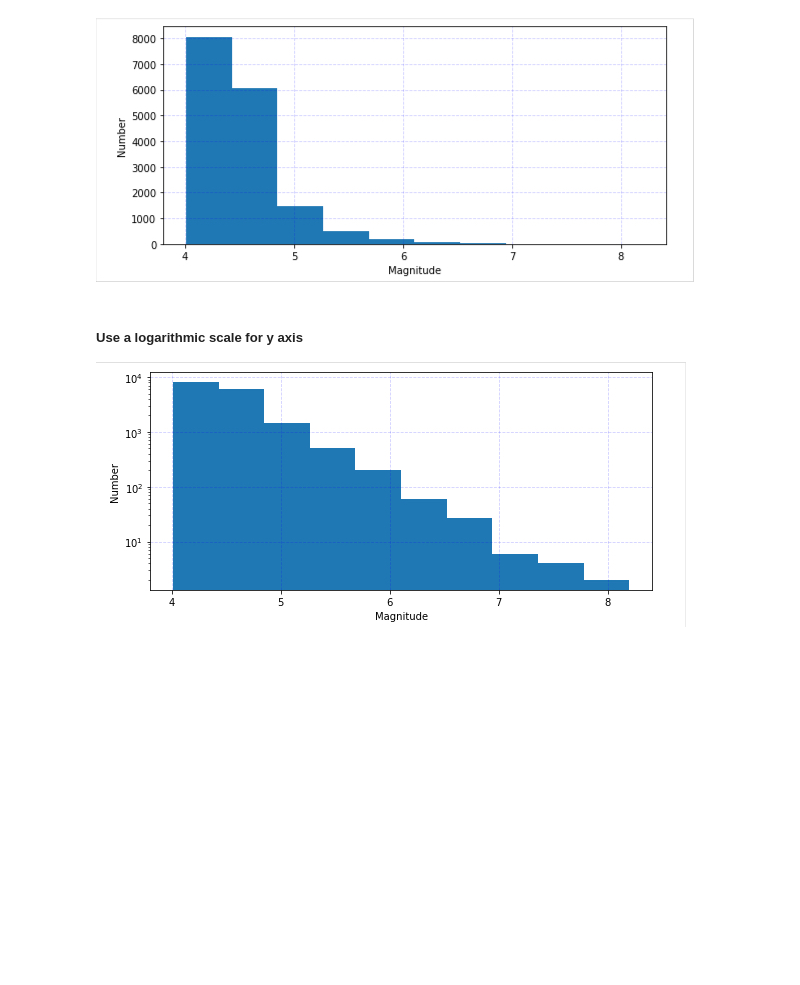
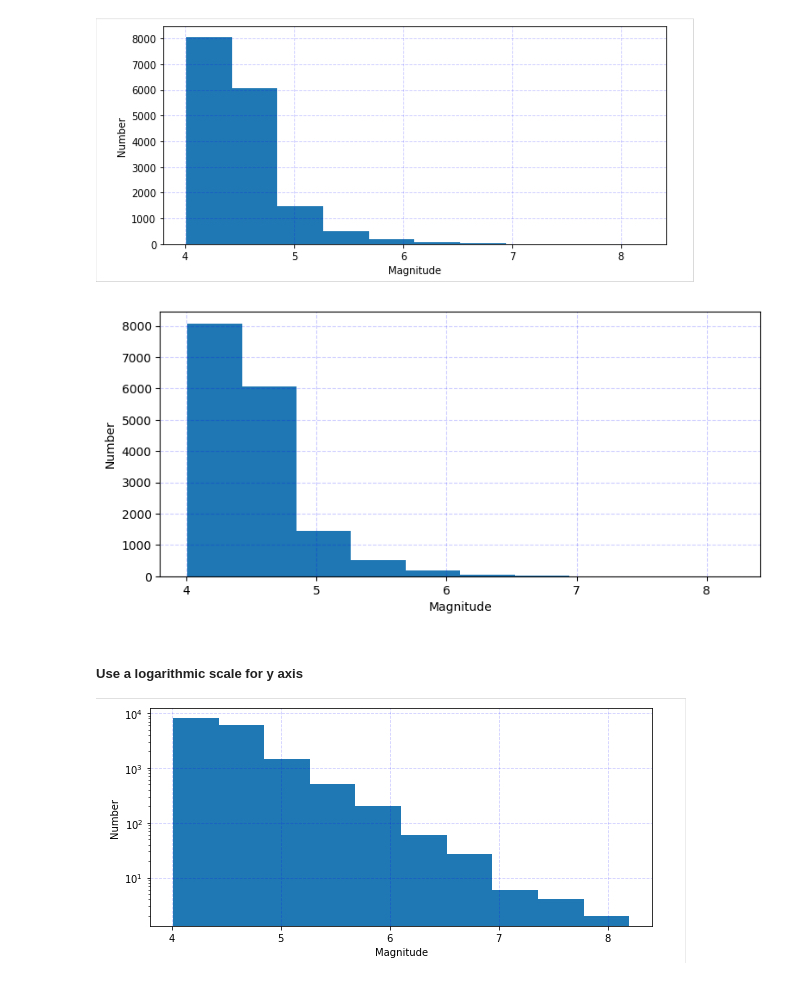
Before and after one commit to David-Soldini/2023_Intro_Python, a Jupyter notebook: ML_EES/IP/W3_S1.ipynb, the cells around one changed output. Drawn from its saved outputs; the diff is of its cells as text; code cells hidden in the pictures; blank space fills up the shorter version.

```diff
--- a/ML_EES/IP/W3_S1.ipynb
+++ b/ML_EES/IP/W3_S1.ipynb
@@ -89,6 +114,6 @@ Hint: The documentation for `.read_csv()` function is [here](https://pandas.pyda
 ![aaaaa3.jpg](embedded-picture-1)
 # %%
 # Re-read the URL
-df = pd.read_csv(__,__=__)
+df = pd.read_csv(datafile,parse_dates=[0])
 # %%
 # Use the `head` function to check that it worked
@@ -125,4 +203,5 @@ Hint 2: You will use `.split()` to extract the country names. The documentation
 ![aaaaa5.jpg](embedded-picture-1)
 # %%
 # Extract the state or country
-country = df.__.str.__(',',expand=True,n=_)
+country = df.place.str.split(',',expand=True,n=1)
+print(country)
@@ -182,12 +352,14 @@ Hint: `Pandas` has a histogram function documented [at this link](https://pandas
 # %% [markdown]
 ![aaaaa8.jpg](embedded-picture-1)
 # %%
-__,__ = plt.subplots(figsize=(9,4))
+fig,ax = plt.subplots(figsize=(9,4))
 # Make the histogram
-____.__.____
-__.__________('______') # X axis label
-__._______('_____') # Y axis label
-__._____(alpha=0.2,c='b',ls='--')
+df_filt.mag.hist()
+ax.set_xlabel('Magnitude') # X axis label
+ax.set_ylabel('Number') # Y axis label
+ax.grid(alpha=0.2,c='b',ls='--')
+# %% [output]
+[figure, added]
 # %% [markdown]
 ##### Use a logarithmic scale for y axis
 
```
Also changed, not shown: parts of 21 cells of this notebook.
